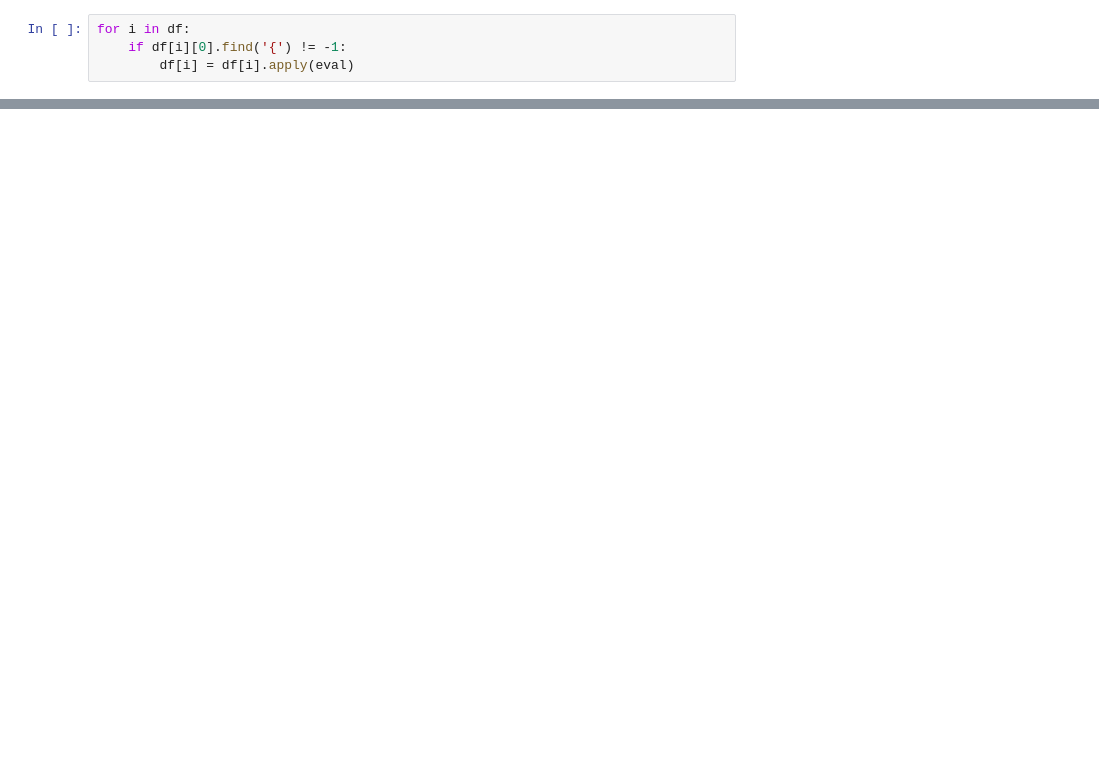
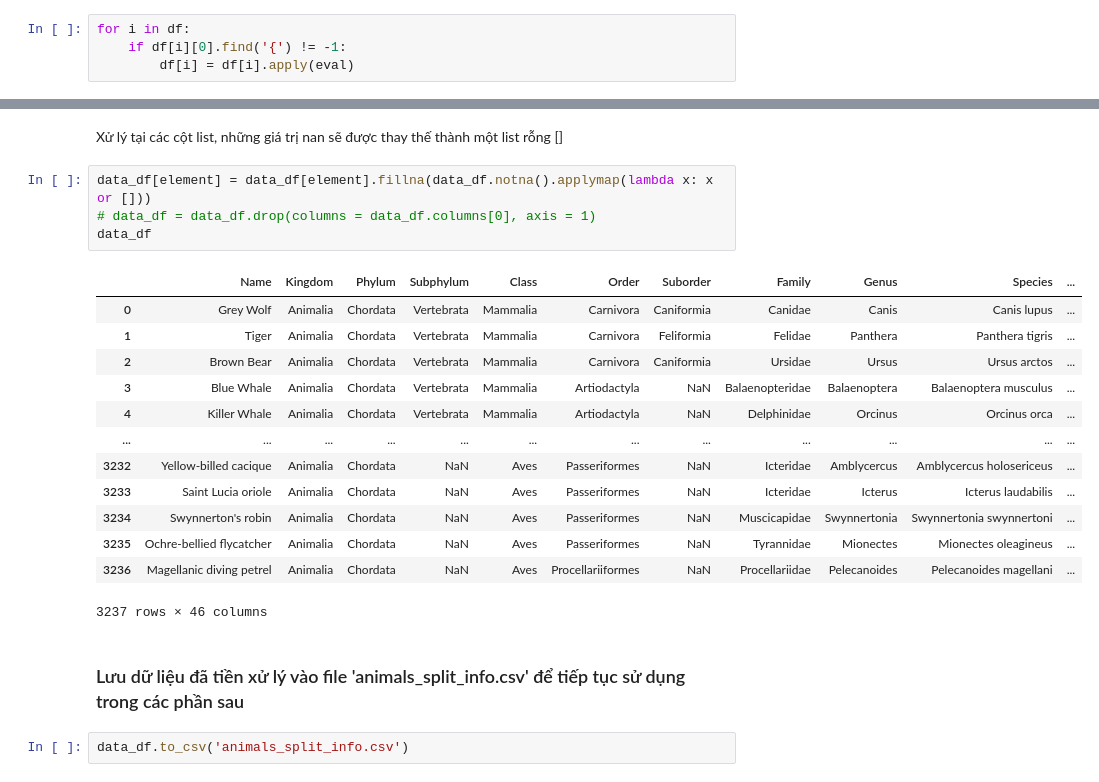
Before and after one commit to hoangitusk20/NMKHDL_doAn, a Jupyter notebook: DoAnCK/source/kham_pha_du_lieu/Duong.ipynb, the cells around one changed output, grey strips where cells are left out. Saved outputs shown, nothing was run; the diff lists cells and outputs as text; blank space fills up the shorter version.

```diff
--- a/DoAnCK/source/kham_pha_du_lieu/Duong.ipynb
+++ b/DoAnCK/source/kham_pha_du_lieu/Duong.ipynb
@@ -158,0 +249,24 @@ df_split_animals_info.to_csv('animals_split_info.csv')
+# %% [markdown]
+Xử lý tại các cột list, những giá trị nan sẽ được thay thế thành một list rỗng []
+# %%
+data_df[element] = data_df[element].fillna(data_df.notna().applymap(lambda x: x or []))
+# data_df = data_df.drop(columns = data_df.columns[0], axis = 1)
+data_df
+# %% [output]
+|  | Name | Kingdom | Phylum | Subphylum | Class | Order | Suborder | Family | Genus | Species | ... |
+| 0 | Grey Wolf | Animalia | Chordata | Vertebrata | Mammalia | Carnivora | Caniformia | Canidae | Canis | Canis lupus | ... |
+| 1 | Tiger | Animalia | Chordata | Vertebrata | Mammalia | Carnivora | Feliformia | Felidae | Panthera | Panthera tigris | ... |
+| 2 | Brown Bear | Animalia | Chordata | Vertebrata | Mammalia | Carnivora | Caniformia | Ursidae | Ursus | Ursus arctos | ... |
+| 3 | Blue Whale | Animalia | Chordata | Vertebrata | Mammalia | Artiodactyla | NaN | Balaenopteridae | Balaenoptera | Balaenoptera musculus | ... |
+| 4 | Killer Whale | Animalia | Chordata | Vertebrata | Mammalia | Artiodactyla | NaN | Delphinidae | Orcinus | Orcinus orca | ... |
+| ... | ... | ... | ... | ... | ... | ... | ... | ... | ... | ... | ... |
+| 3232 | Yellow-billed cacique | Animalia | Chordata | NaN | Aves | Passeriformes | NaN | Icteridae | Amblycercus | Amblycercus holosericeus | ... |
+| 3233 | Saint Lucia oriole | Animalia | Chordata | NaN | Aves | Passeriformes | NaN | Icteridae | Icterus | Icterus laudabilis | ... |
+| 3234 | Swynnerton's robin | Animalia | Chordata | NaN | Aves | Passeriformes | NaN | Muscicapidae | Swynnertonia | Swynnertonia swynnertoni | ... |
+| 3235 | Ochre-bellied flycatcher | Animalia | Chordata | NaN | Aves | Passeriformes | NaN | Tyrannidae | Mionectes | Mionectes oleagineus | ... |
+| 3236 | Magellanic diving petrel | Animalia | Chordata | NaN | Aves | Procellariiformes | NaN | Procellariidae | Pelecanoides | Pelecanoides magellani | ... |
+3237 rows × 46 columns
+# %% [markdown]
+### Lưu dữ liệu đã tiền xử lý vào file 'animals_split_info.csv' để tiếp tục sử dụng trong các phần sau
+# %%
+data_df.to_csv('animals_split_info.csv')
```
Also changed, not shown: parts of 42 cells of this notebook.
